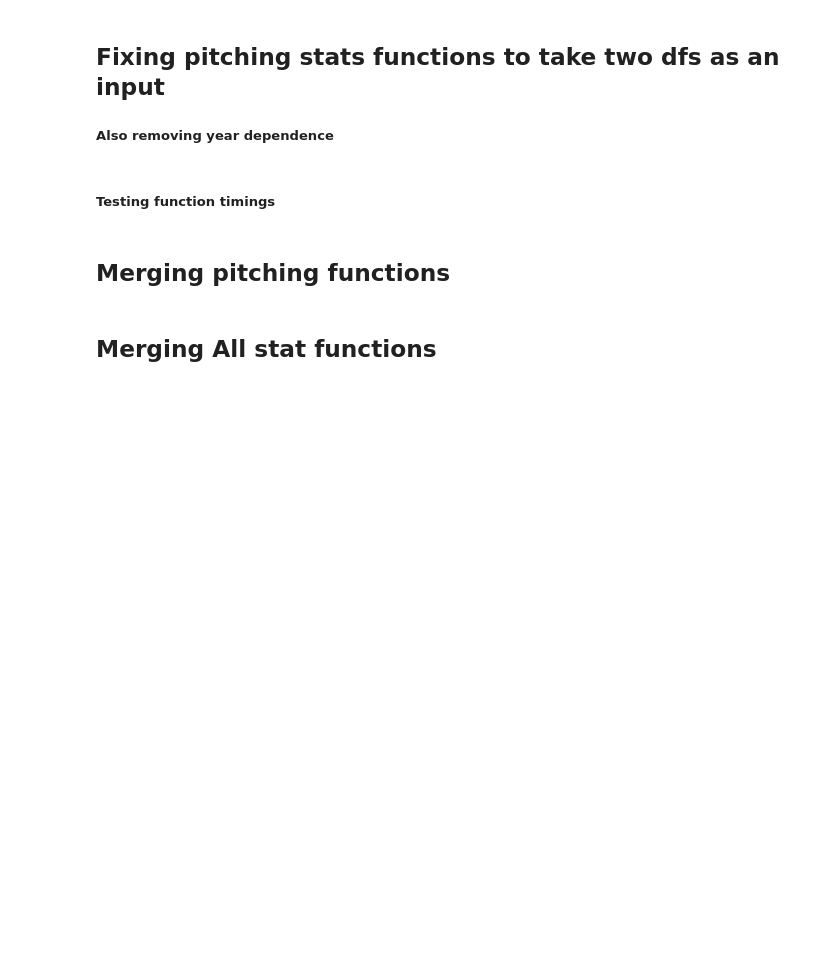
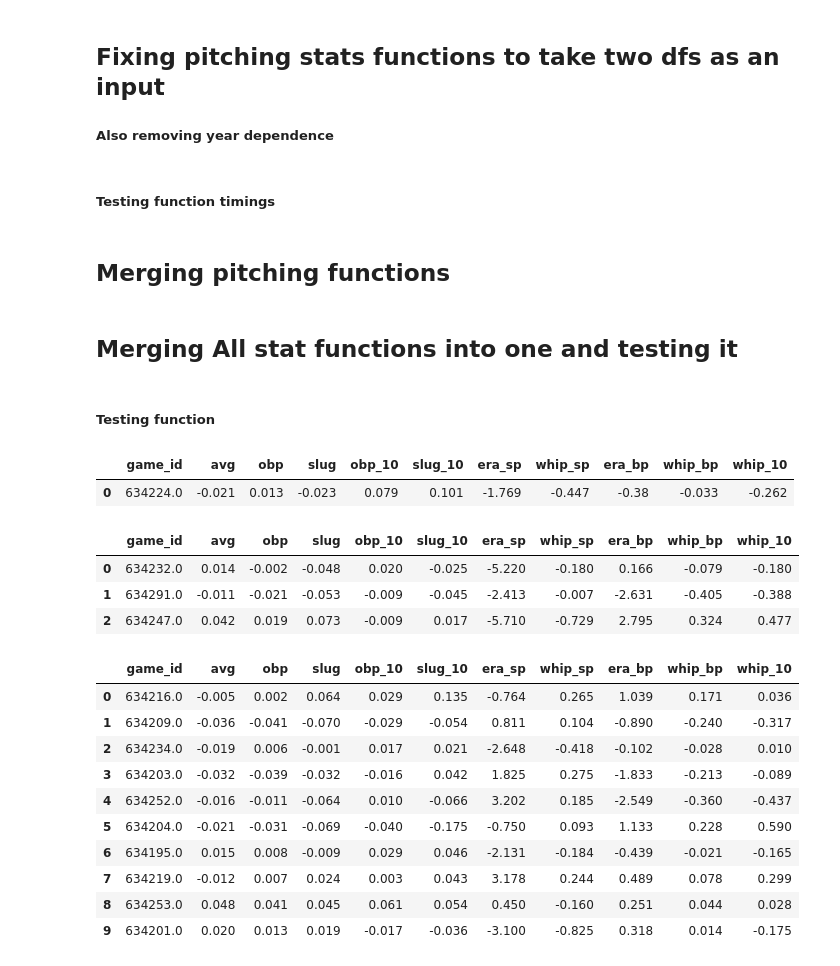
Before and after one commit to P-Smyth/Baseball-Stats-Project, a Jupyter notebook: Baseball Training Data.ipynb, the cells around one changed output. Cells and saved outputs as stored; diff of their text form; code cells hidden in the pictures; blank space fills up the shorter version.

Commit message:
Added all_team_stats function

```diff
--- a/Baseball Training Data.ipynb
+++ b/Baseball Training Data.ipynb
@@ -2730,4 +2730,4 @@ def pitch_stats_merge(game_id):
 #Takes around 1min to run - won't be using this
 pitch_stats_merge(633899)
 # %% [markdown]
-## Merging All stat functions
+## Merging All stat functions into one and testing it
@@ -2736,0 +2734,69 @@ def all_team_stats(game_id,year)
+# %%
+#Could remove year as input, but keeping for now
+
+#Inputs are game id and 4 total empty dfs for home and away hitting and pitching
+
+def all_team_stats(game_id, df_h_h, df_a_h, df_h_p, df_a_p):
+
+    #Hitting stats df
+    df_h = all_hit_stats_df(game_id, df_h_h, df_a_h)
+
+    #Pitching stats df
+    df_p = all_pitch_stats_df(game_id, df_h_p, df_a_p)
+
+    #define list of DataFrames
+    dfs = [df_h, df_p]
+
+    #merge all DataFrames into one
+    final_df = reduce(lambda left,right: pd.merge(left,right,on=['game_id'],
+                                            how='outer'), dfs)
+    return final_df
+# %% [markdown]
+##### Testing function
+# %%
+#Creating empty dfs for home and away teams with specified column names
+
+#Name of columns
+team_hit_stats = ['game_id','avg', 'obp', 'slug', 'obp_10', 'slug_10']
+
+#dfs
+df_h_h = pd.DataFrame(columns = team_hit_stats)
+df_a_h = pd.DataFrame(columns = team_hit_stats)
+df_h_p = pd.DataFrame(columns = ['game_id','era_sp', 'whip_sp', 'era_bp', 'whip_bp', 'whip_10'])
+df_a_p = pd.DataFrame(columns = ['game_id','era_sp', 'whip_sp', 'era_bp', 'whip_bp', 'whip_10'])
+# %%
+all_team_stats(634224, df_h_h, df_a_h, df_h_p, df_a_p)
+# %% [output]
+|  | game_id | avg | obp | slug | obp_10 | slug_10 | era_sp | whip_sp | era_bp | whip_bp | whip_10 |
+| 0 | 634224.0 | -0.021 | 0.013 | -0.023 | 0.079 | 0.101 | -1.769 | -0.447 | -0.38 | -0.033 | -0.262 |
+# %%
+#Testing with 7,8,9th games
+#8min 22s
+game_list = [roster_groups[i]['game_id'] for i in range(7,10)]
+for i in game_list:
+    new_df = all_team_stats(i, df_h_h, df_a_h, df_h_p, df_a_p)
+new_df
+# %% [output]
+|  | game_id | avg | obp | slug | obp_10 | slug_10 | era_sp | whip_sp | era_bp | whip_bp | whip_10 |
+| 0 | 634232.0 | 0.014 | -0.002 | -0.048 | 0.020 | -0.025 | -5.220 | -0.180 | 0.166 | -0.079 | -0.180 |
+| 1 | 634291.0 | -0.011 | -0.021 | -0.053 | -0.009 | -0.045 | -2.413 | -0.007 | -2.631 | -0.405 | -0.388 |
+| 2 | 634247.0 | 0.042 | 0.019 | 0.073 | -0.009 | 0.017 | -5.710 | -0.729 | 2.795 | 0.324 | 0.477 |
+# %%
+#Testing with second set of 10 games
+#13min 12s
+game_list = [roster_groups[i]['game_id'] for i in range(10,20)]
+for i in game_list:
+    new_df = all_team_stats(i, df_h_h, df_a_h, df_h_p, df_a_p)
+new_df
+# %% [output]
+|  | game_id | avg | obp | slug | obp_10 | slug_10 | era_sp | whip_sp | era_bp | whip_bp | whip_10 |
+| 0 | 634216.0 | -0.005 | 0.002 | 0.064 | 0.029 | 0.135 | -0.764 | 0.265 | 1.039 | 0.171 | 0.036 |
+| 1 | 634209.0 | -0.036 | -0.041 | -0.070 | -0.029 | -0.054 | 0.811 | 0.104 | -0.890 | -0.240 | -0.317 |
+| 2 | 634234.0 | -0.019 | 0.006 | -0.001 | 0.017 | 0.021 | -2.648 | -0.418 | -0.102 | -0.028 | 0.010 |
+| 3 | 634203.0 | -0.032 | -0.039 | -0.032 | -0.016 | 0.042 | 1.825 | 0.275 | -1.833 | -0.213 | -0.089 |
+| 4 | 634252.0 | -0.016 | -0.011 | -0.064 | 0.010 | -0.066 | 3.202 | 0.185 | -2.549 | -0.360 | -0.437 |
+| 5 | 634204.0 | -0.021 | -0.031 | -0.069 | -0.040 | -0.175 | -0.750 | 0.093 | 1.133 | 0.228 | 0.590 |
+| 6 | 634195.0 | 0.015 | 0.008 | -0.009 | 0.029 | 0.046 | -2.131 | -0.184 | -0.439 | -0.021 | -0.165 |
+| 7 | 634219.0 | -0.012 | 0.007 | 0.024 | 0.003 | 0.043 | 3.178 | 0.244 | 0.489 | 0.078 | 0.299 |
+| 8 | 634253.0 | 0.048 | 0.041 | 0.045 | 0.061 | 0.054 | 0.450 | -0.160 | 0.251 | 0.044 | 0.028 |
+| 9 | 634201.0 | 0.020 | 0.013 | 0.019 | -0.017 | -0.036 | -3.100 | -0.825 | 0.318 | 0.014 | -0.175 |
```
Also changed, not shown: parts of 4 cells of this notebook.
